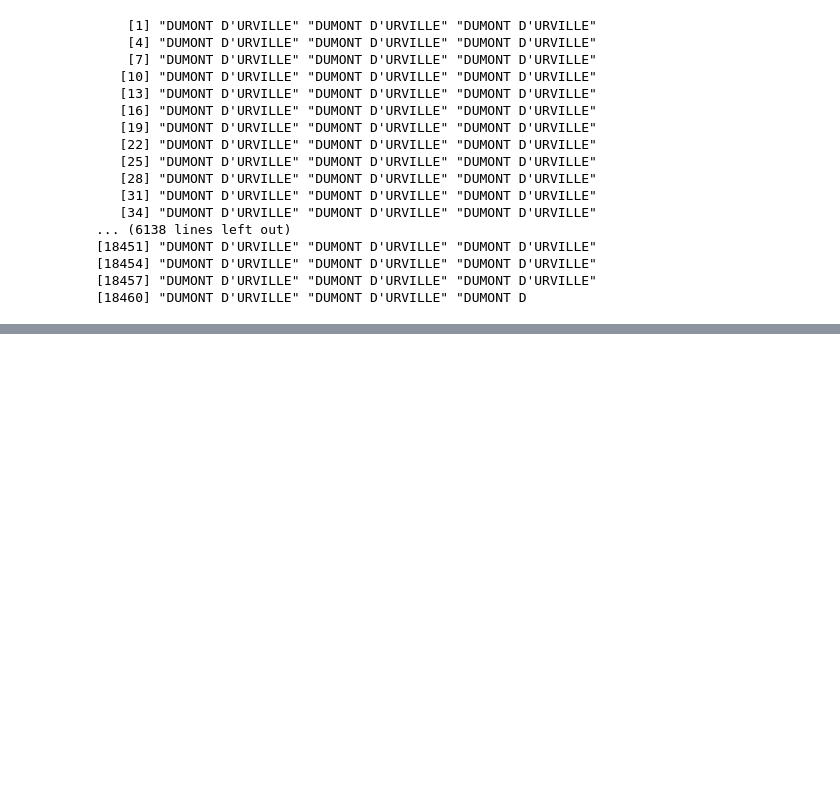
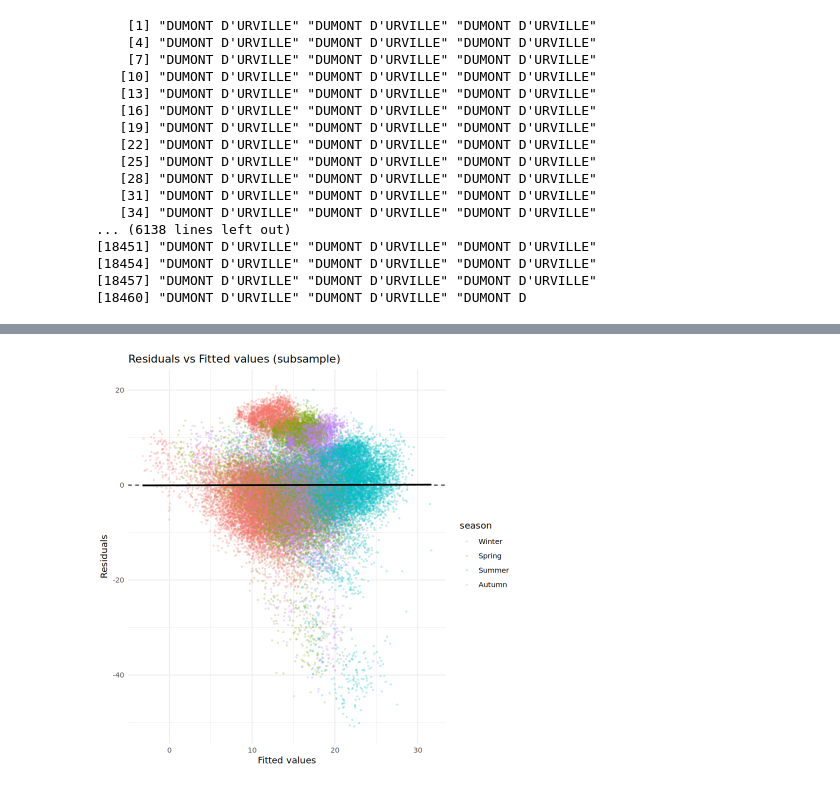
Before and after one commit to AugustinGrunewald/Statistics_Meteo, a Jupyter notebook: main.ipynb, the cells around one changed output, grey strips where cells are left out. Drawn from its saved outputs; the diff is of its cells as text; code cells hidden in the pictures; blank space fills up the shorter version.

```diff
--- a/main.ipynb
+++ b/main.ipynb
@@ -377,0 +470,10 @@ data_weather$Nom[data_weather$ID.OMM.station == station_id]
+# %%
+ggplot(df_small, aes(x = pred, y = resid, color = season)) +
+  geom_hline(yintercept = 0, linetype = "dashed") +
+  geom_point(alpha = 0.2, size = 0.6) +
+  geom_smooth(method = "lm", formula = y ~ x, se = FALSE, color = "black") +
+  labs(title = "Residuals vs Fitted values (subsample)",
+       x = "Fitted values", y = "Residuals") +
+  theme_minimal()
+# %% [output]
+[figure, added]
```
Also changed, not shown: parts of 39 cells of this notebook.
